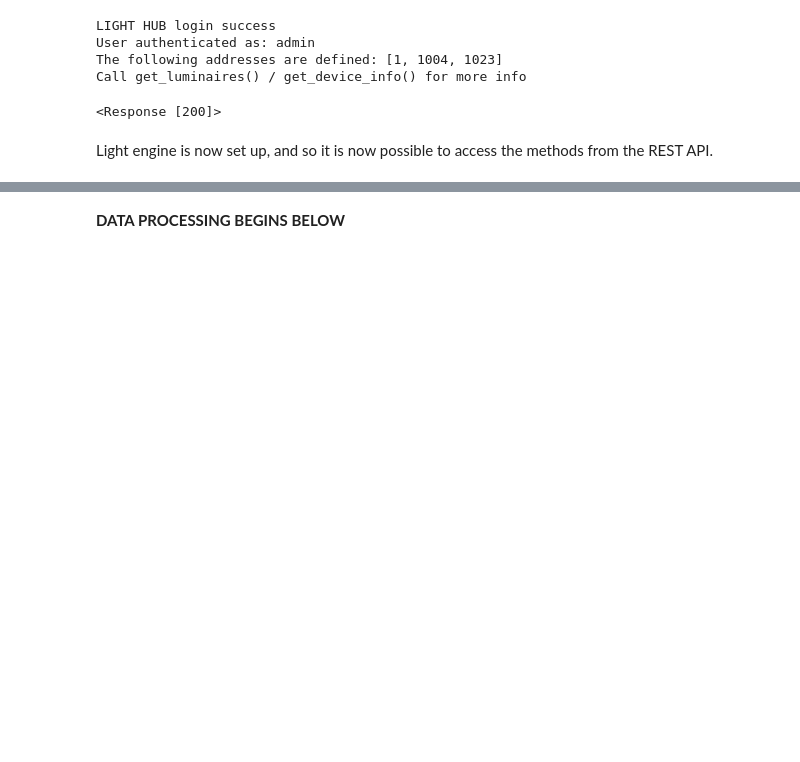
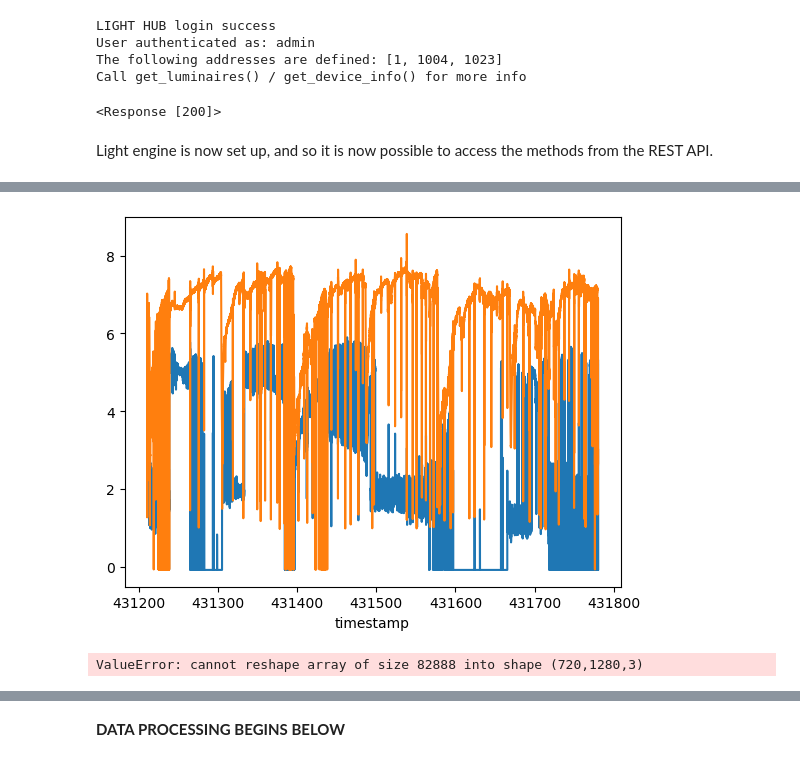
Before and after one commit to sierrasparks/cvd_pupillometry, a Jupyter notebook: PIPR-stims-90s-ISI-binocular-TESTING-debug-040424.ipynb, the cells around one changed output, grey strips where cells are left out. Cells and saved outputs as stored; diff of their text form; code cells hidden in the pictures; blank space fills up the shorter version.

Commit message:
updates to correct for CIE and new light debug
successfully ran light protocol, but timestamps were not collected.

```diff
--- a/PIPR-stims-90s-ISI-binocular-TESTING-debug-040424.ipynb
+++ b/PIPR-stims-90s-ISI-binocular-TESTING-debug-040424.ipynb
@@ -161,3 +210,21 @@ ax_1.axvline(x=timestamp, color='k')
+# %%
+# added this cell since the timestamps weren't working
+data_eye0 = unpack_data_pandas(pgr_future_eye0.result())
+data_eye1 = unpack_data_pandas(pgr_future_eye1.result())
+# timestamps are displayed in the output as well
+# Plot the PLR
+ax_0 = data_eye0['diameter_3d'].plot()
+#ax_0.axvline(x=timestamp, color='k')
+ax_1 = data_eye1['diameter_3d'].plot()
+#ax_1.axvline(x=timestamp, color='k')
+# %% [output]
+[figure, added]
+# %%
+if not lst_future.result()[0]:
+    print('light was not detected. Ending program.')
+    #sys.exit(0)
+# %% [output]
+ValueError: cannot reshape array of size 82888 into shape (720,1280,3)
 # %%
 # display data from pandas table
 data_eye0
```
Also changed, not shown: parts of 12 cells of this notebook, 7 other files.
